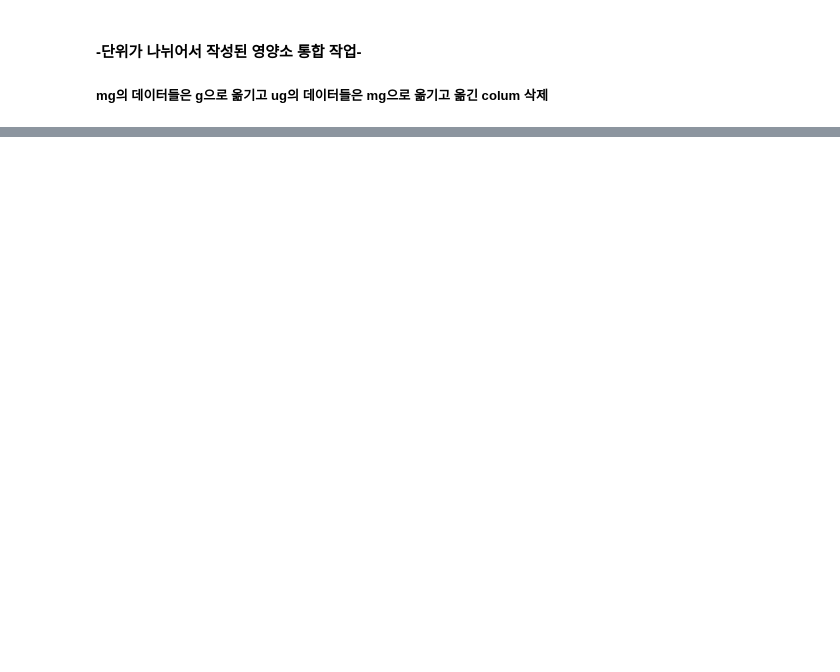
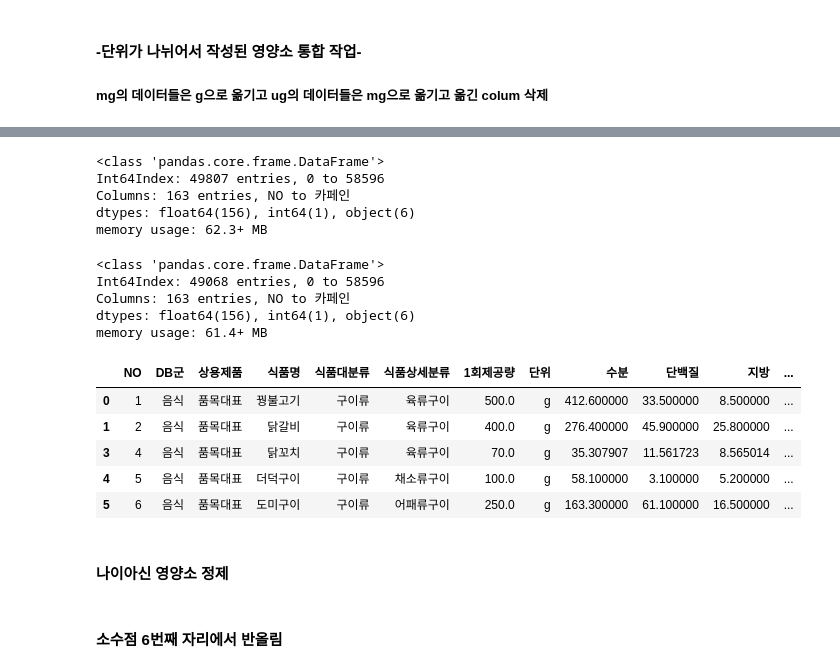
Before and after one commit to mang0206/test_mirror, a Jupyter notebook: food_nutrients/ food_nutrients_MJ.ipynb, the cells around one changed output, grey strips where cells are left out. Cells and saved outputs as stored; diff of their text form; code cells hidden in the pictures; blank space fills up the shorter version.

```diff
--- a/food_nutrients/ food_nutrients.ipynb
+++ b/food_nutrients/ food_nutrients_MJ.ipynb
@@ -302,0 +394,49 @@ food_nutrients_copy3.head()
+# %%
+pd.set_option('display.max_rows', 200)
+# food_nutrients_copy1 = food_nutrients_copy1.sort_values(['1회제공량', 'NO'], ascending=False)
+# food_nutrients_copy4.head(50)
+# %%
+food_nutrients_copy1.info()
+# %% [output]
+<class 'pandas.core.frame.DataFrame'>
+Int64Index: 49807 entries, 0 to 58596
+Columns: 163 entries, NO to 카페인
+dtypes: float64(156), int64(1), object(6)
+memory usage: 62.3+ MB
+# %%
+#1회제공량>=3000 & 단위 g인 row 모두 제거
+
+food_nutrients_copy1 = food_nutrients_copy1[(food_nutrients_copy1['단위']=='mL')| ((food_nutrients_copy1['1회제공량']<=3000) & (food_nutrients_copy1['단위']=='g'))]
+# food_nutrients_copy1.head()
+# %%
+food_nutrients_copy1.info()
+# %% [output]
+<class 'pandas.core.frame.DataFrame'>
+Int64Index: 49068 entries, 0 to 58596
+Columns: 163 entries, NO to 카페인
+dtypes: float64(156), int64(1), object(6)
+memory usage: 61.4+ MB
+# %%
+#총내용량(g)과 총내용량(mL) column을 list로 뽑아서 합침
+
+tmp_1 = food_nutrients_copy1['총내용량(g)'].tolist()
+tmp_2 = food_nutrients_copy1['총내용량(mL)'].tolist()
+tmp_3 = []
+
+for i in range(len(tmp_1)):
+    if tmp_1[i] == 0:
+        tmp_3.append(tmp_2[i])
+    else:
+        tmp_3.append(tmp_1[i])
+# %%
+food_nutrients_copy1 = food_nutrients_copy1.drop(['총내용량(g)', '총내용량(mL)'], axis=1)
+# %%
+food_nutrients_copy1['총내용량'] = tmp_3
+food_nutrients_copy1.head()
+# %% [output]
+|  | NO | DB군 | 상용제품 | 식품명 | 식품대분류 | 식품상세분류 | 1회제공량 | 단위 | 수분 | 단백질 | 지방 | ... |
+| 0 | 1 | 음식 | 품목대표 | 꿩불고기 | 구이류 | 육류구이 | 500.0 | g | 412.600000 | 33.500000 | 8.500000 | ... |
+| 1 | 2 | 음식 | 품목대표 | 닭갈비 | 구이류 | 육류구이 | 400.0 | g | 276.400000 | 45.900000 | 25.800000 | ... |
+| 3 | 4 | 음식 | 품목대표 | 닭꼬치 | 구이류 | 육류구이 | 70.0 | g | 35.307907 | 11.561723 | 8.565014 | ... |
+| 4 | 5 | 음식 | 품목대표 | 더덕구이 | 구이류 | 채소류구이 | 100.0 | g | 58.100000 | 3.100000 | 5.200000 | ... |
+| 5 | 6 | 음식 | 품목대표 | 도미구이 | 구이류 | 어패류구이 | 250.0 | g | 163.300000 | 61.100000 | 16.500000 | ... |
@@ -302,0 +446,2 @@ food_nutrients_copy3.head()
+# %% [markdown]
+#### 나이아신 영양소 정제
@@ -302,0 +455,2 @@ food_nutrients_copy3.head()
+# %% [markdown]
+#### 소수점 6번째 자리에서 반올림
```
Also changed, not shown: parts of 33 cells of this notebook.
